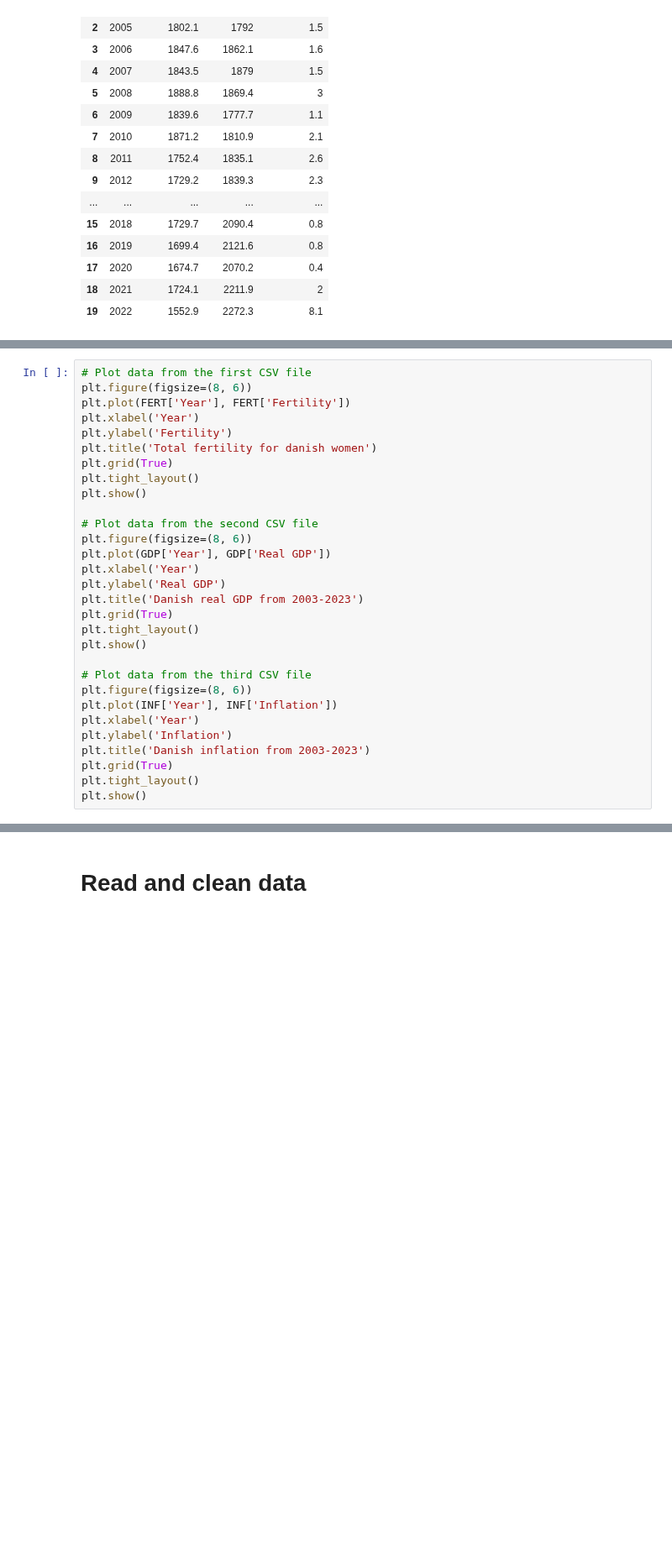
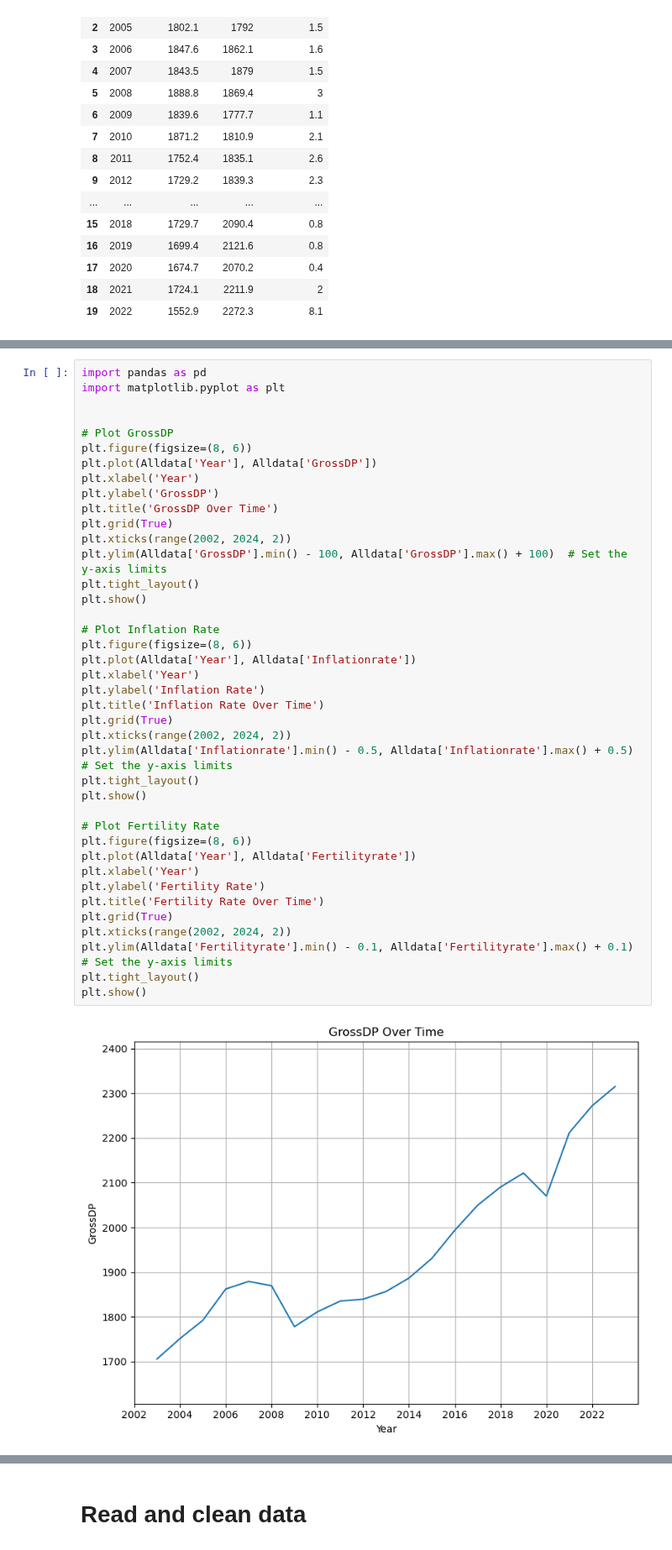
Before and after one commit to NumEconCopenhagen/projects-2024-anton-og-phillip, a Jupyter notebook: dataproject/dataproject.ipynb, the cells around one changed output, grey strips where cells are left out. Shown at 84% size. Drawn from its saved outputs; the diff is of its cells as text; blank space fills up the shorter version.

Commit message:
Beregninger på data

```diff
--- a/dataproject/dataproject.ipynb
+++ b/dataproject/dataproject.ipynb
@@ -128,30 +133,42 @@ freq               1       1             3
 # %%
-# Plot data from the first CSV file
+import pandas as pd
+import matplotlib.pyplot as plt
+
+
+# Plot GrossDP
 plt.figure(figsize=(8, 6))
-plt.plot(FERT['Year'], FERT['Fertility'])
+plt.plot(Alldata['Year'], Alldata['GrossDP'])
 plt.xlabel('Year')
-plt.ylabel('Fertility')
-plt.title('Total fertility for danish women')
+plt.ylabel('GrossDP')
+plt.title('GrossDP Over Time')
 plt.grid(True)
+plt.xticks(range(2002, 2024, 2))
+plt.ylim(Alldata['GrossDP'].min() - 100, Alldata['GrossDP'].max() + 100)  # Set the y-axis limits
 plt.tight_layout()
 plt.show()
 
-# Plot data from the second CSV file
+# Plot Inflation Rate
 plt.figure(figsize=(8, 6))
-plt.plot(GDP['Year'], GDP['Real GDP'])
+plt.plot(Alldata['Year'], Alldata['Inflationrate'])
 plt.xlabel('Year')
-plt.ylabel('Real GDP')
-plt.title('Danish real GDP from 2003-2023')
+plt.ylabel('Inflation Rate')
+plt.title('Inflation Rate Over Time')
 plt.grid(True)
+plt.xticks(range(2002, 2024, 2))
+plt.ylim(Alldata['Inflationrate'].min() - 0.5, Alldata['Inflationrate'].max() + 0.5)  # Set the y-axis limits
 plt.tight_layout()
 plt.show()
 
-# Plot data from the third CSV file
+# Plot Fertility Rate
 plt.figure(figsize=(8, 6))
-plt.plot(INF['Year'], INF['Inflation'])
+plt.plot(Alldata['Year'], Alldata['Fertilityrate'])
 plt.xlabel('Year')
-plt.ylabel('Inflation')
-plt.title('Danish inflation from 2003-2023')
+plt.ylabel('Fertility Rate')
+plt.title('Fertility Rate Over Time')
 plt.grid(True)
+plt.xticks(range(2002, 2024, 2))
+plt.ylim(Alldata['Fertilityrate'].min() - 0.1, Alldata['Fertilityrate'].max() + 0.1)  # Set the y-axis limits
 plt.tight_layout()
 plt.show()
+# %% [output]
+[figure, added]
```
Also changed, not shown: parts of 5 cells of this notebook.
